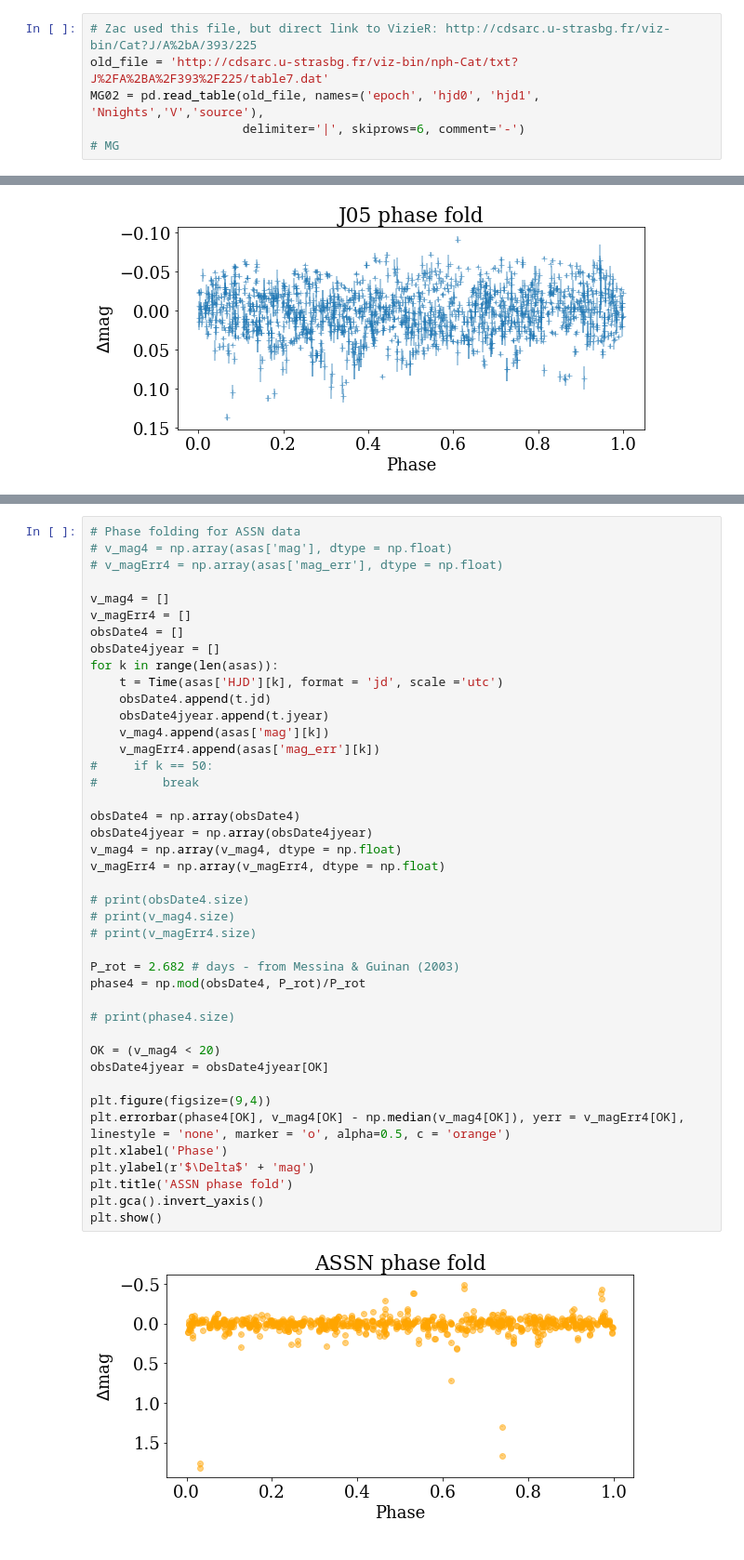
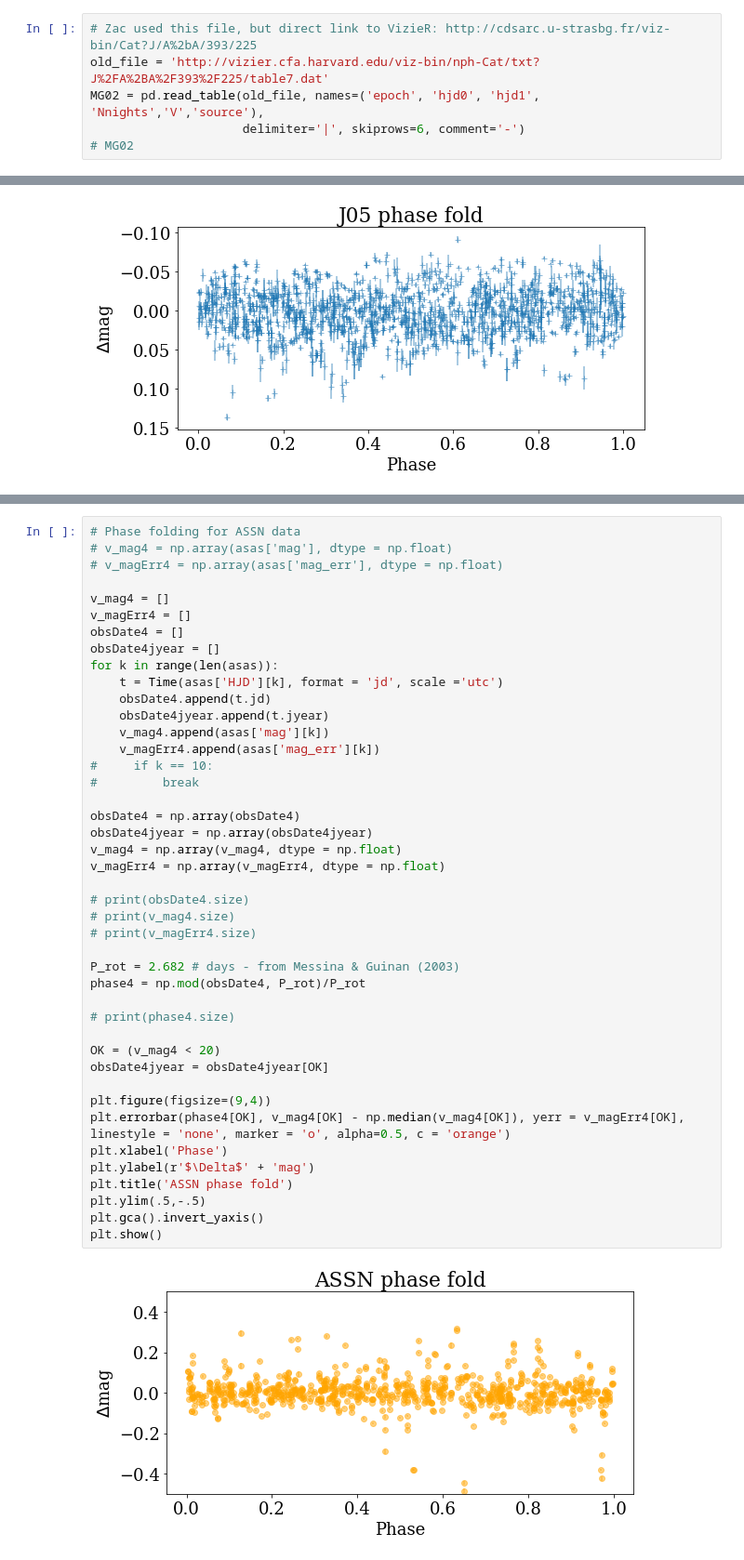
Before and after one commit to jradavenport/EKDra_plot, a Jupyter notebook: quick_plot.ipynb, the cells around one changed output, grey strips where cells are left out. Shown at 93% size. Drawn from its saved outputs; the diff is of its cells as text.

```diff
--- a/quick_plot.ipynb
+++ b/quick_plot.ipynb
@@ -72,10 +72,10 @@ plt.show()
 [figure]
 # %%
 # Zac used this file, but direct link to VizieR: http://cdsarc.u-strasbg.fr/viz-bin/Cat?J/A%2bA/393/225
-old_file = 'http://cdsarc.u-strasbg.fr/viz-bin/nph-Cat/txt?J%2FA%2BA%2F393%2F225/table7.dat'
+old_file = 'http://vizier.cfa.harvard.edu/viz-bin/nph-Cat/txt?J%2FA%2BA%2F393%2F225/table7.dat'
 MG02 = pd.read_table(old_file, names=('epoch', 'hjd0', 'hjd1', 'Nnights','V','source'),
                      delimiter='|', skiprows=6, comment='-')
-# MG
+# MG02
 # %%
 # get MG02 dates into jyear for plots
 obsDate2jyear = []
@@ -132,35 +150,36 @@ for k in range(len(asas)):
     obsDate4jyear.append(t.jyear)
     v_mag4.append(asas['mag'][k])
     v_magErr4.append(asas['mag_err'][k])
-#     if k == 50:
+#     if k == 10:
 #         break
 
 obsDate4 = np.array(obsDate4)
 obsDate4jyear = np.array(obsDate4jyear)
 v_mag4 = np.array(v_mag4, dtype = np.float)
 v_magErr4 = np.array(v_magErr4, dtype = np.float)
 
 # print(obsDate4.size)
 # print(v_mag4.size)
 # print(v_magErr4.size)
 
 P_rot = 2.682 # days - from Messina & Guinan (2003)
 phase4 = np.mod(obsDate4, P_rot)/P_rot
 
 # print(phase4.size)
 
 OK = (v_mag4 < 20)
 obsDate4jyear = obsDate4jyear[OK]
 
 plt.figure(figsize=(9,4))
 plt.errorbar(phase4[OK], v_mag4[OK] - np.median(v_mag4[OK]), yerr = v_magErr4[OK], linestyle = 'none', marker = 'o', alpha=0.5, c = 'orange')
 plt.xlabel('Phase')
 plt.ylabel(r'$\Delta$' + 'mag')
 plt.title('ASSN phase fold')
+plt.ylim(.5,-.5)
 plt.gca().invert_yaxis()
 plt.show()
 # %% [output]
-[figure, old version]
+[figure, new version]
 # %%
 plt.figure(figsize=(12,6))
 
```
Also changed, not shown: parts of 7 cells of this notebook.
